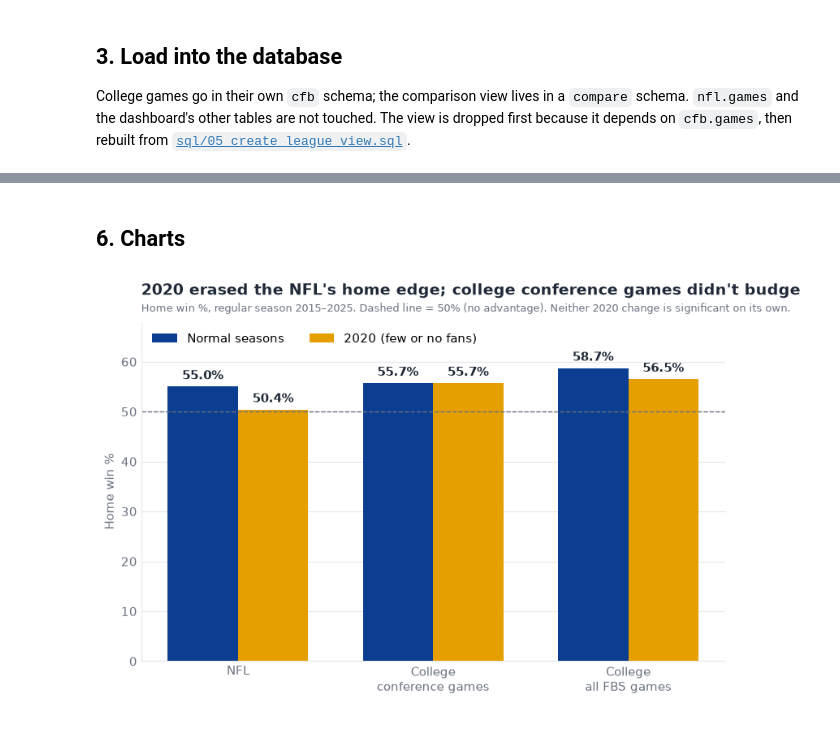
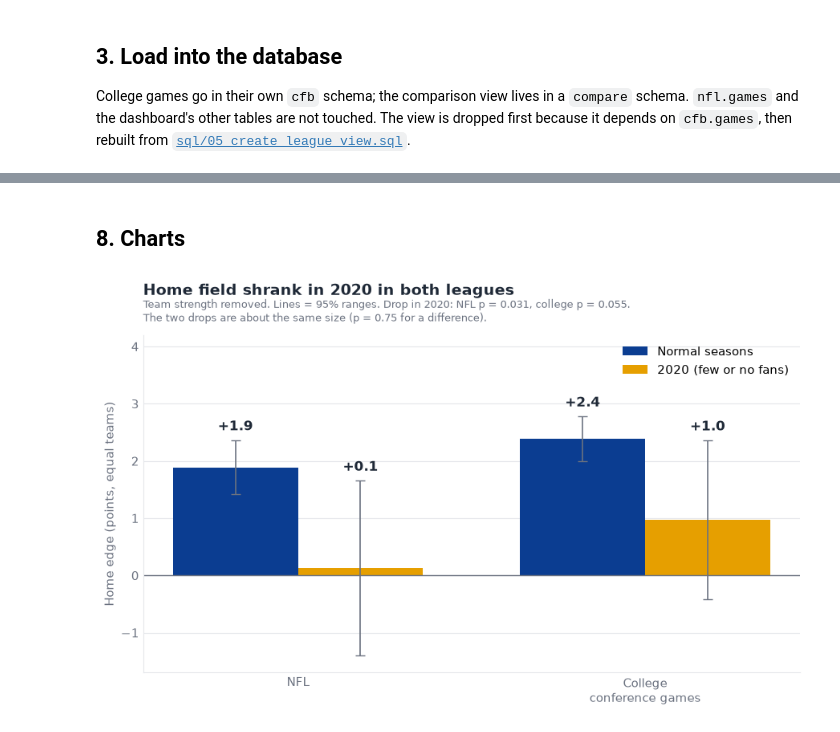
Before and after one commit to wdouble2/nfl-home-field-advantage, a Jupyter notebook: league_compare.ipynb, the cells around one changed output, grey strips where cells are left out. Saved outputs shown, nothing was run; the diff lists cells and outputs as text; code cells hidden in the pictures.

```diff
--- a/league_compare.ipynb
+++ b/league_compare.ipynb
@@ -153,5 +279,5 @@ pd.DataFrame(tests, columns=["test", "p_value"]).round(3)
 # %% [markdown]
-## 6. Charts
+## 8. Charts
 # %%
 BLUE, ORANGE, INK, MUTED, GRID = "#0B3D91", "#E69F00", "#1F2937", "#6B7280", "#E5E7EB"
 plt.rcParams.update({"font.size": 11, "axes.edgecolor": GRID, "axes.labelcolor": MUTED,
@@ -161,26 +287,30 @@ def tidy(ax):
     for s in ["top", "right"]:
         ax.spines[s].set_visible(False)
     ax.tick_params(length=0)
-# %%
-# Chart 8: normal seasons vs. 2020, by league (bars start at 0 so gaps aren't exaggerated)
-order = ["NFL", "College (conference)", "College (all FBS)"]
-f = fans.set_index("league").loc[order]
-x = range(len(order)); w = 0.36
-fig, ax = plt.subplots(figsize=(9, 5.4))
-ax.grid(axis="y", color=GRID, lw=0.8); ax.set_axisbelow(True)
-b1 = ax.bar([i - w / 2 for i in x], f.normal_home_win_pct, w, color=BLUE, label="Normal seasons")
-b2 = ax.bar([i + w / 2 for i in x], f.home_win_pct_2020, w, color=ORANGE, label="2020 (few or no fans)")
-for b in (b1, b2):
-    ax.bar_label(b, fmt="%.1f%%", padding=4, color=INK, fontsize=11, fontweight="bold")
-ax.axhline(50, ls="--", color=MUTED, lw=1)
-ax.set_xticks(list(x), ["NFL", "College\nconference games", "College\nall FBS games"])
-ax.set_ylim(0, 68); ax.set_ylabel("Home win %")
-ax.legend(frameon=False, loc="upper left", bbox_to_anchor=(0, 1.0), ncol=2)
-ax.set_title("2020 erased the NFL's home edge; college conference games didn't budge",
-             loc="left", fontsize=13.5, fontweight="bold", pad=24)
-ax.text(0, 1.03, "Home win %, regular season 2015–2025. Dashed line = 50% (no advantage). "
-        "Neither 2020 change is significant on its own.", transform=ax.transAxes, color=MUTED, fontsize=9.5)
-tidy(ax); plt.tight_layout(); plt.savefig("charts/08_league_fan_effect.png", dpi=200); plt.show()
-# %% [output]
-[figure, removed]
+# %%
+# Chart 8: strength-adjusted home edge, normal seasons vs. 2020, with 95% ranges
+order = ["NFL", "College (conference)"]
+labels = ["NFL", "College\nconference games"]
+x = range(len(order)); w = 0.36
+fig, ax = plt.subplots(figsize=(9, 5.6))
+ax.grid(axis="y", color=GRID, lw=0.8); ax.set_axisbelow(True)
+for off, per, color, name in [(-w / 2, "normal", BLUE, "Normal seasons"), (w / 2, "2020", ORANGE, "2020 (few or no fans)")]:
+    r = A.xs(per, level="period").loc[order]
+    xs = [i + off for i in x]
+    ax.bar(xs, r.home_edge_pts, w, color=color, label=name)
+    ax.errorbar(xs, r.home_edge_pts, yerr=[r.home_edge_pts - r.low_95, r.high_95 - r.home_edge_pts],
+                fmt="none", ecolor=MUTED, capsize=4, lw=1.2)
+    for xi, v, hi in zip(xs, r.home_edge_pts, r.high_95):
+        ax.text(xi, hi + 0.12, f"{v:+.1f}", ha="center", va="bottom", color=INK, fontsize=12, fontweight="bold")
+ax.axhline(0, color=MUTED, lw=1)
+ax.set_xticks(list(x), labels)
+ax.set_ylim(-1.7, 4.2); ax.set_ylabel("Home edge (points, equal teams)")
+ax.legend(frameon=False, loc="upper right")
+ax.set_title("Home field shrank in 2020 in both leagues", loc="left", fontsize=14, fontweight="bold", pad=36)
+ax.text(0, 1.03, f"Team strength removed. Lines = 95% ranges. Drop in 2020: NFL p = {nfl_drop[2]:.3f}, college p = {conf_drop[2]:.3f}.\n"
+        f"The two drops are about the same size (p = {hfa.norm_p(did[0] / did[1]):.2f} for a difference).",
+        transform=ax.transAxes, color=MUTED, fontsize=9.5, va="bottom")
+tidy(ax); plt.tight_layout(); plt.savefig("charts/08_league_fan_effect.png", dpi=200); plt.show()
+# %% [output]
+[figure, added]
 # %%
```
Also changed, not shown: parts of 24 cells of this notebook, 5 other files.
